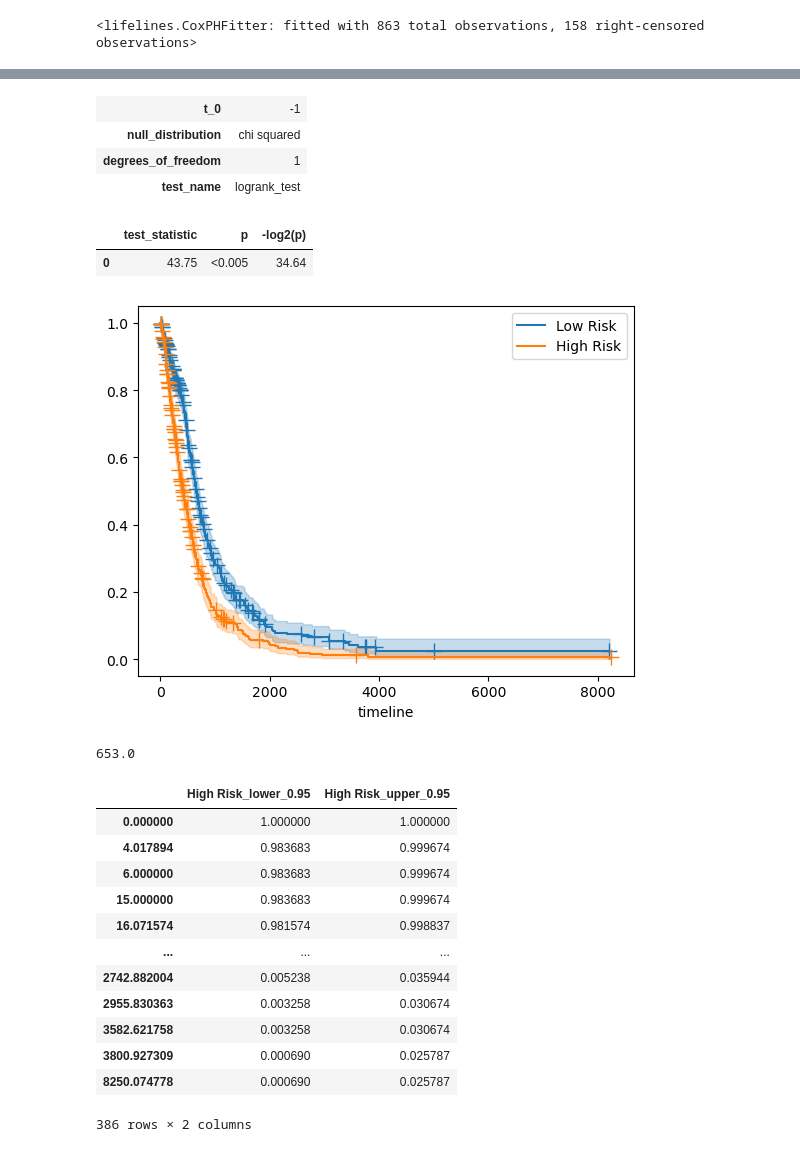
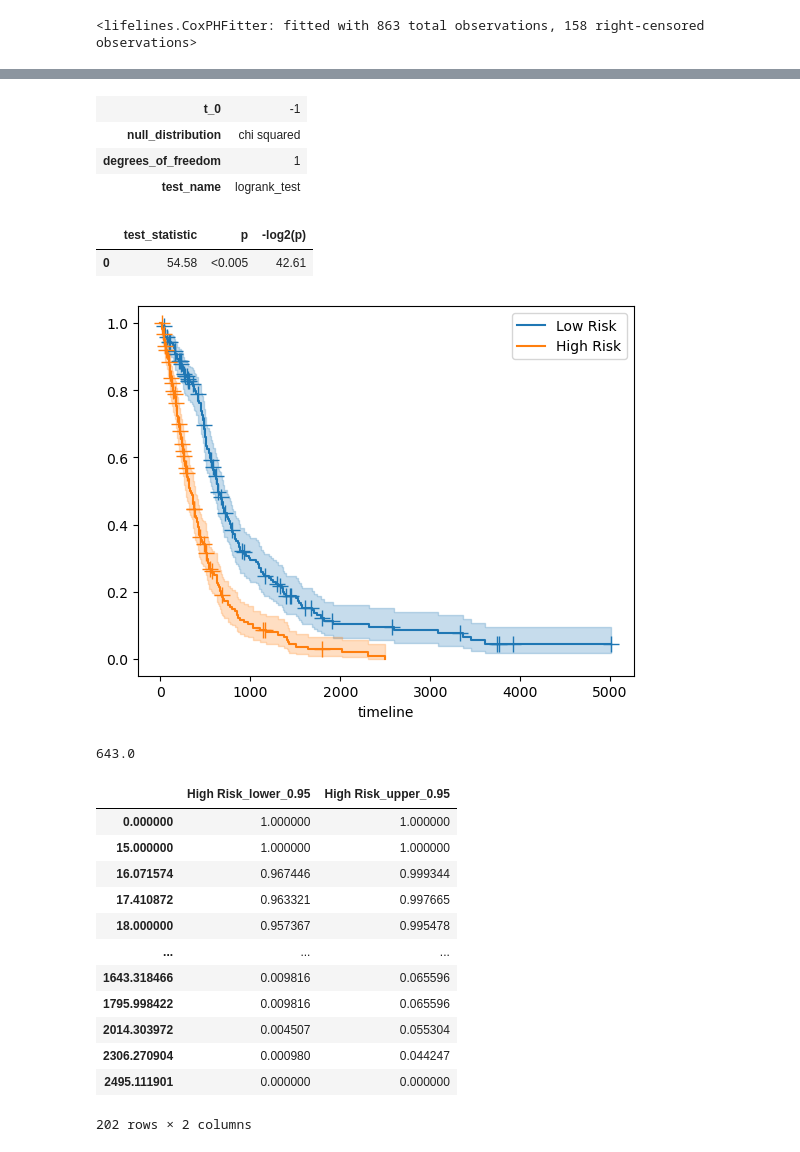
Before and after one commit to basiav/Tractography, a Jupyter notebook: td/incrementally_adding_components_nmf.ipynb, the cells around one changed output, grey strips where cells are left out. Cells and saved outputs as stored; diff of their text form; code cells hidden in the pictures.

```diff
--- a/td/incrementally_adding_components_nmf.ipynb
+++ b/td/incrementally_adding_components_nmf.ipynb
@@ -297,7 +297,7 @@ for comp in raw_components:
     df_subset = X_train[[comp, duration_col, event_col]]
 
     # Train a simple Cox model with a light numerical penalty
-    cph_uni = CoxPHFitter(penalizer=0.01)
+    cph_uni = CoxPHFitter(penalizer=0)
 
     try:
         cph_uni.fit(df_subset, duration_col, event_col)
@@ -339,7 +339,7 @@ for k in range(1, len(components_sorted_by_power) + 1):
     X_test_subset = X_test[selected_features]
 
     # Initialize the main model (with L2 penalty for stability)
-    cph = CoxPHFitter(penalizer=0.01)
+    cph = CoxPHFitter(penalizer=0.101, l1_ratio=0.201)
 
     try:
         cph.fit(X_train_subset, duration_col, event_col)
@@ -429,57 +488,57 @@ import lifelines
 betas_PCs = cph.params_[4:].values
 PCs = X_train[current_features].values
 PCS_test = X_test[current_features].values
 risk_scores = np.dot(PCs, betas_PCs)
 risk_scores_test = np.dot(PCS_test, betas_PCs)
 
-p = 50
+p = 25
 low_risk = risk_scores < np.percentile(risk_scores, p)
 high_risk = risk_scores >= np.percentile(risk_scores, 100-p)
 low_risk_test = risk_scores_test < np.percentile(risk_scores, p)
 high_risk_test = risk_scores_test >= np.percentile(risk_scores, 100-p)
 
 kmf_low = KaplanMeierFitter()
 kmf_high = KaplanMeierFitter()
 kmf_low.fit(df_training[low_risk][duration_col], event_observed=df_training[low_risk][event_col], label='Low Risk')
 kmf_high.fit(df_training[high_risk][duration_col], event_observed=df_training[high_risk][event_col], label='High Risk')
 kmf_low.plot_survival_function(show_censors=True)#, at_risk_counts=True)
 kmf_high.plot_survival_function(show_censors=True)#, at_risk_counts=True)
 
 lifelines.statistics.logrank_test(
     df_training[low_risk][duration_col],
     df_training[high_risk][duration_col],
     event_observed_A=df_training[low_risk][event_col],
     event_observed_B=df_training[high_risk][event_col]
 ).print_summary()
 # %% [output]
 | t_0 | -1 |
 | null_distribution | chi squared |
 | degrees_of_freedom | 1 |
 | test_name | logrank_test |
 |  | test_statistic | p | -log2(p) |
-| 0 | 43.75 | <0.005 | 34.64 |
+| 0 | 54.58 | <0.005 | 42.61 |
-[figure, old version]
+[figure, new version]
 # %%
 daysXmonth = 365 / 12
 kmf_low.median_survival_time_ #/ daysXmonth, kmf_high.median_survival_time_ / daysXmonth
 # %% [output]
-653.0
+643.0
 # %%
 kmf_high.confidence_interval_
 # %% [output]
 |  | High Risk_lower_0.95 | High Risk_upper_0.95 |
 | 0.000000 | 1.000000 | 1.000000 |
-| 4.017894 | 0.983683 | 0.999674 |
-| 6.000000 | 0.983683 | 0.999674 |
-| 15.000000 | 0.983683 | 0.999674 |
-| 16.071574 | 0.981574 | 0.998837 |
+| 15.000000 | 1.000000 | 1.000000 |
+| 16.071574 | 0.967446 | 0.999344 |
+| 17.410872 | 0.963321 | 0.997665 |
+| 18.000000 | 0.957367 | 0.995478 |
 | ... | ... | ... |
-| 2742.882004 | 0.005238 | 0.035944 |
-| 2955.830363 | 0.003258 | 0.030674 |
-| 3582.621758 | 0.003258 | 0.030674 |
-| 3800.927309 | 0.000690 | 0.025787 |
-| 8250.074778 | 0.000690 | 0.025787 |
+| 1643.318466 | 0.009816 | 0.065596 |
+| 1795.998422 | 0.009816 | 0.065596 |
+| 2014.303972 | 0.004507 | 0.055304 |
+| 2306.270904 | 0.000980 | 0.044247 |
+| 2495.111901 | 0.000000 | 0.000000 |
-386 rows × 2 columns
+202 rows × 2 columns
 # %%
 kmf_high_test = KaplanMeierFitter()
 kmf_low_test = KaplanMeierFitter()
```
Also changed, not shown: parts of 4 cells of this notebook, 9 other files.
